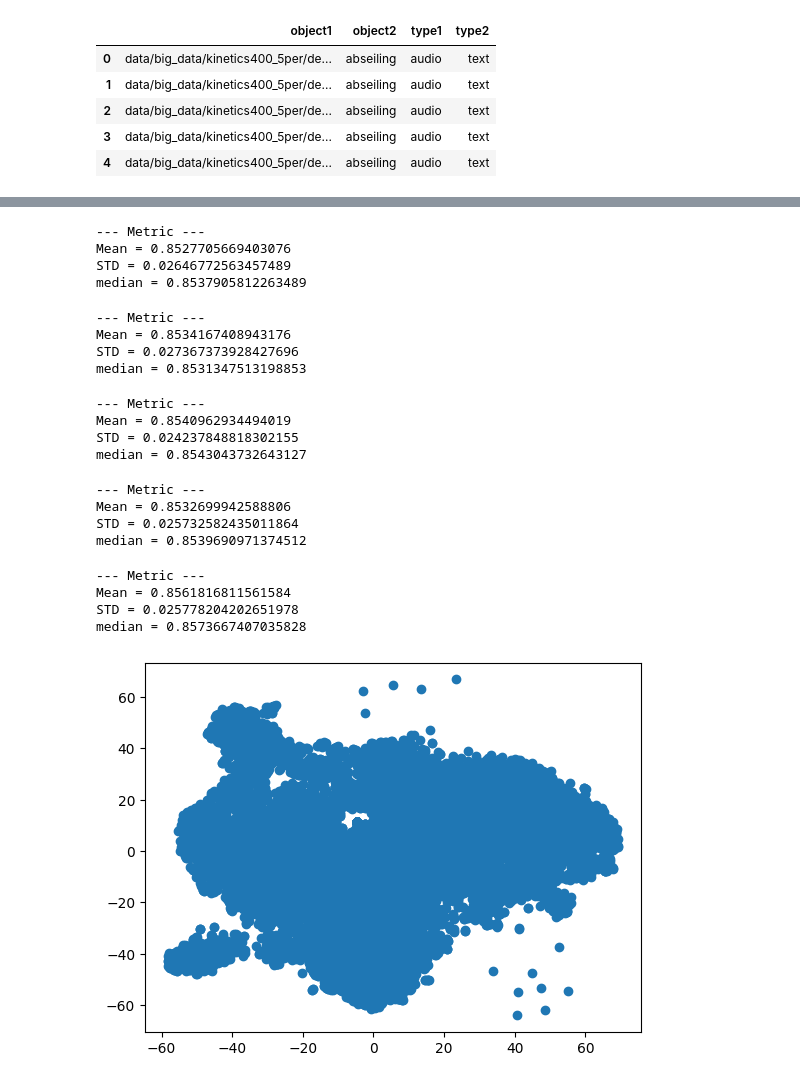
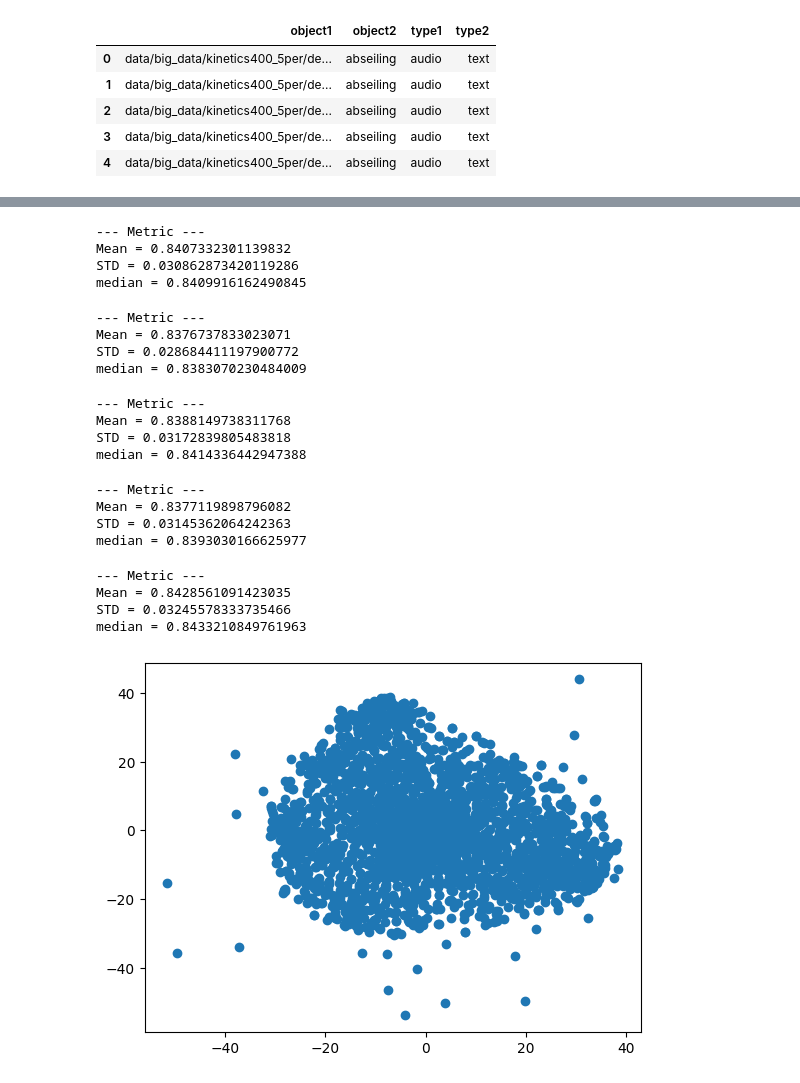
Before and after one commit to Dmitrii975/Multimodal-Experiment, a Jupyter notebook: Kinetics.ipynb, the cells around one changed output, grey strips where cells are left out. Drawn from its saved outputs; the diff is of its cells as text; code cells hidden in the pictures.

```diff
--- a/Kinetics.ipynb
+++ b/Kinetics.ipynb
@@ -255,30 +279,40 @@ Epoch 11. Loss = 1.159489255542212e-05
 # %%
 test_dataloader = DataLoader(test_dataset, batch_size=TRAIN_BATCH_SIZE, shuffle=False, num_workers=0, pin_memory=False)
+preds = []
 for b in test_dataloader:
     _, emb_x, _, emb_y = b
     pred = encode_tensors(model_audio, emb_x)
+    for i in pred:
+        preds.append(i)
     show_cosine_metric(pred, emb_y)
 # %% [output]
 --- Metric ---
-Mean = 0.8527705669403076
-STD = 0.02646772563457489
-median = 0.8537905812263489
+Mean = 0.8407332301139832
+STD = 0.030862873420119286
+median = 0.8409916162490845
 --- Metric ---
-Mean = 0.8534167408943176
-STD = 0.027367373928427696
-median = 0.8531347513198853
+Mean = 0.8376737833023071
+STD = 0.028684411197900772
+median = 0.8383070230484009
 --- Metric ---
-Mean = 0.8540962934494019
-STD = 0.024237848818302155
-median = 0.8543043732643127
+Mean = 0.8388149738311768
+STD = 0.03172839805483818
+median = 0.8414336442947388
 --- Metric ---
-Mean = 0.8532699942588806
-STD = 0.025732582435011864
-median = 0.8539690971374512
+Mean = 0.8377119898796082
+STD = 0.03145362064242363
+median = 0.8393030166625977
 --- Metric ---
-Mean = 0.8561816811561584
-STD = 0.025778204202651978
-median = 0.8573667407035828
+Mean = 0.8428561091423035
+STD = 0.03245578333735466
+median = 0.8433210849761963
+# %%
+tsne = TSNE()
+d = tsne.fit_transform(np.array(preds))
+plt.scatter(d[:, 0], d[:, 1])
+plt.show()
+# %% [output]
+[figure, added]
 # %%
 a_embs = ds.get_embs_from_ids(initial.return_ids_of_objects(TYPE_AUDIO))
 a_res = encode_tensors(model_audio, a_embs)
@@ -289,13 +323,6 @@ ready = Ready_Embeddings_Dataset( # Связывание готовых эмбо
     images=i_dict,
     audios=a_dict
 )
-# %%
-tsne = TSNE()
-d = tsne.fit_transform(a_res)
-plt.scatter(d[:, 0], d[:, 1])
-plt.show()
-# %% [output]
-[figure, removed]
 # %%
 visual_validation(initial, ready, n_samples=1, n_neib=2, sby=TYPE_TEXT)
 # %% [output]
```
Also changed, not shown: parts of 11 cells of this notebook.
